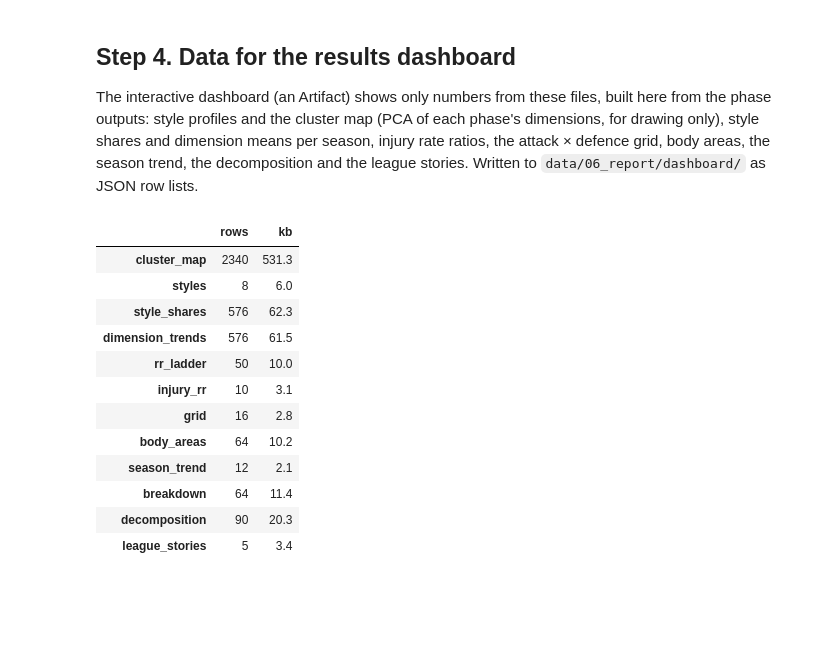
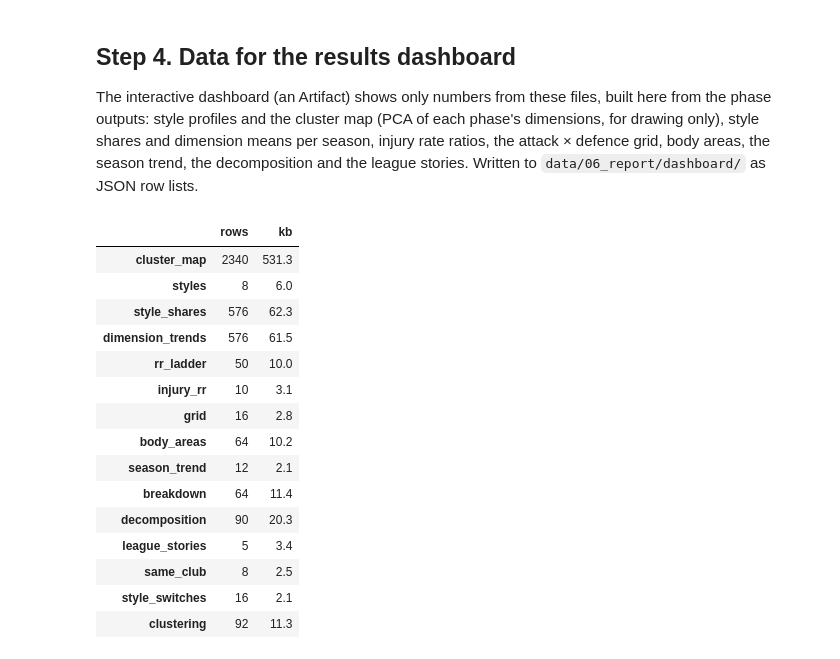
Before and after one commit to Mohammad99Shweiki/football-injuries, a Jupyter notebook: notebooks/06_report.ipynb, the cells around one changed output. Saved outputs shown, nothing was run; the diff lists cells and outputs as text; code cells hidden in the pictures; blank space fills up the shorter version.

```diff
--- a/notebooks/06_report.ipynb
+++ b/notebooks/06_report.ipynb
@@ -261,30 +261,64 @@ files["breakdown"] = [{"phase": "attack" if q.grouping == "attacking style" else
                        "player_seasons": int(q["player-seasons"]), "rr": r(q.RR, 2), "rr_low": r(q["RR low"], 2), "rr_high": r(q["RR high"], 2),
                        "excess_per_100": r(q["excess / 100 player-seasons"], 1)} for _, q in bd.iterrows()]
 
 dec = pd.read_csv(T / "decomposition.csv")
 dec = dec[dec.eras == "2014–18 → 2022–26"]
 files["decomposition"] = [{"scope": q.scope, "outcome": q.outcome, "styles": q.styles, "from": r(q["from"]), "to": r(q.to),
                            "change": r(q.change), "strength_mix": r(q["from strength mix"]), "style_mix": r(q["from style mix"]),
                            "within_styles": r(q["within styles"]), "style_mix_strength_ignored": r(q["style mix, strength ignored"])} for _, q in dec.iterrows()]
 
 st = pd.read_csv(T / "league_stories.csv")
 files["league_stories"] = [{"league": q.league, "story": q.story.replace("**", "")} for q in st.itertuples()]
 
+# Same club with and without each style (Phase 5 step 8), and style switches.
+sc = pd.read_csv(T / "same_club.csv")
+files["same_club"] = [{"phase": "attack" if q.grouping == "attacking style" else "defence", "style": q["style"], "clubs": int(q.clubs),
+                       "style_seasons": int(q["style seasons"]), "other_seasons": int(q["other seasons"]),
+                       **{f"{key}{part}": r(q[f"{label}, {name}"], 2) for key, name in [("ratio", "league × season"), ("ratio_strength", "+ team strength"),
+                                                                                       ("ratio_match", "per team match, + strength")]
+                          for part, label in [("", "ratio"), ("_low", "low"), ("_high", "high")]}} for _, q in sc.iterrows()]
+sw = pd.read_csv(T / "style_switches.csv")
+files["style_switches"] = [{"phase": "attack" if q.grouping == "attacking style" else "defence", "style": q["style"], "switch": q.switch,
+                            "switches": int(q.switches), "before": r(q["RR season before (+ strength)"], 2),
+                            "after": r(q["RR season after (+ strength)"], 2), "change": r(q.change, 2)} for _, q in sw.iterrows()]
+
+# Clustering view (Phase 4): k selection, GMM, agreement between methods, sensitivity clusterings, named centroids.
+C = DATA_DIR / "04_clusters"
+ks = pd.read_csv(C / "k_selection.csv")
+gm = pd.read_csv(C / "gmm_selection.csv")
+ag = pd.read_csv(C / "agreement.csv", index_col=0)
+sens = pd.read_csv(C / "sensitivity_clusters.csv", index_col=0)
+cen = pd.read_csv(C / "centroids.csv")
+files["clustering"] = [
+    *[{"kind": "k", "phase": q.phase, "k": int(q.k), "inertia": r(q.inertia, 1), "silhouette": r(q.silhouette),
+       "davies_bouldin": r(q.davies_bouldin), "calinski_harabasz": r(q.calinski_harabasz, 1),
+       "stability_ari": r(q["stability (mean ARI)"]), "min_jaccard": r(q["min cluster Jaccard"]),
+       "ward_ari": r(q["Ward vs K-means (ARI)"]), "smallest": int(q["smallest cluster"]), "usable": bool(q.usable)} for _, q in ks.iterrows()],
+    *[{"kind": "gmm", "phase": q.phase, "k": int(q.k), "bic": r(q.BIC, 1), "gmm_ari": r(q["GMM vs K-means (ARI)"])} for _, q in gm.iterrows()],
+    *[{"kind": "agreement", "phase": ph, "measure": m, "value": r(v)} for ph, row in ag.iterrows() for m, v in row.items()],
+    *[{"kind": "sensitivity", "phase": ph, "measure": m, "value": r(v)} for ph, row in sens.iterrows() for m, v in row.items()],
+    *[{"kind": "centroid", "phase": q.phase, "style": q["style"], "dimension": d, "value": r(q[d])}
+      for _, q in cen.iterrows() for d in cen.columns[2:] if pd.notna(q[d])],
+]
+
 for name, rows in files.items():
     (OUT / f"{name}.json").write_text(json.dumps(rows, ensure_ascii=False), encoding="utf-8")
 pd.Series({n: len(v) for n, v in files.items()}, name="rows").to_frame().assign(
     kb=[round((OUT / f"{n}.json").stat().st_size / 1024, 1) for n in files])
 # %% [output]
 |  | rows | kb |
 | cluster_map | 2340 | 531.3 |
 | styles | 8 | 6.0 |
 | style_shares | 576 | 62.3 |
 | dimension_trends | 576 | 61.5 |
 | rr_ladder | 50 | 10.0 |
 | injury_rr | 10 | 3.1 |
 | grid | 16 | 2.8 |
 | body_areas | 64 | 10.2 |
 | season_trend | 12 | 2.1 |
 | breakdown | 64 | 11.4 |
 | decomposition | 90 | 20.3 |
 | league_stories | 5 | 3.4 |
+| same_club | 8 | 2.5 |
+| style_switches | 16 | 2.1 |
+| clustering | 92 | 11.3 |
```
Also changed, not shown: 18 other files.
